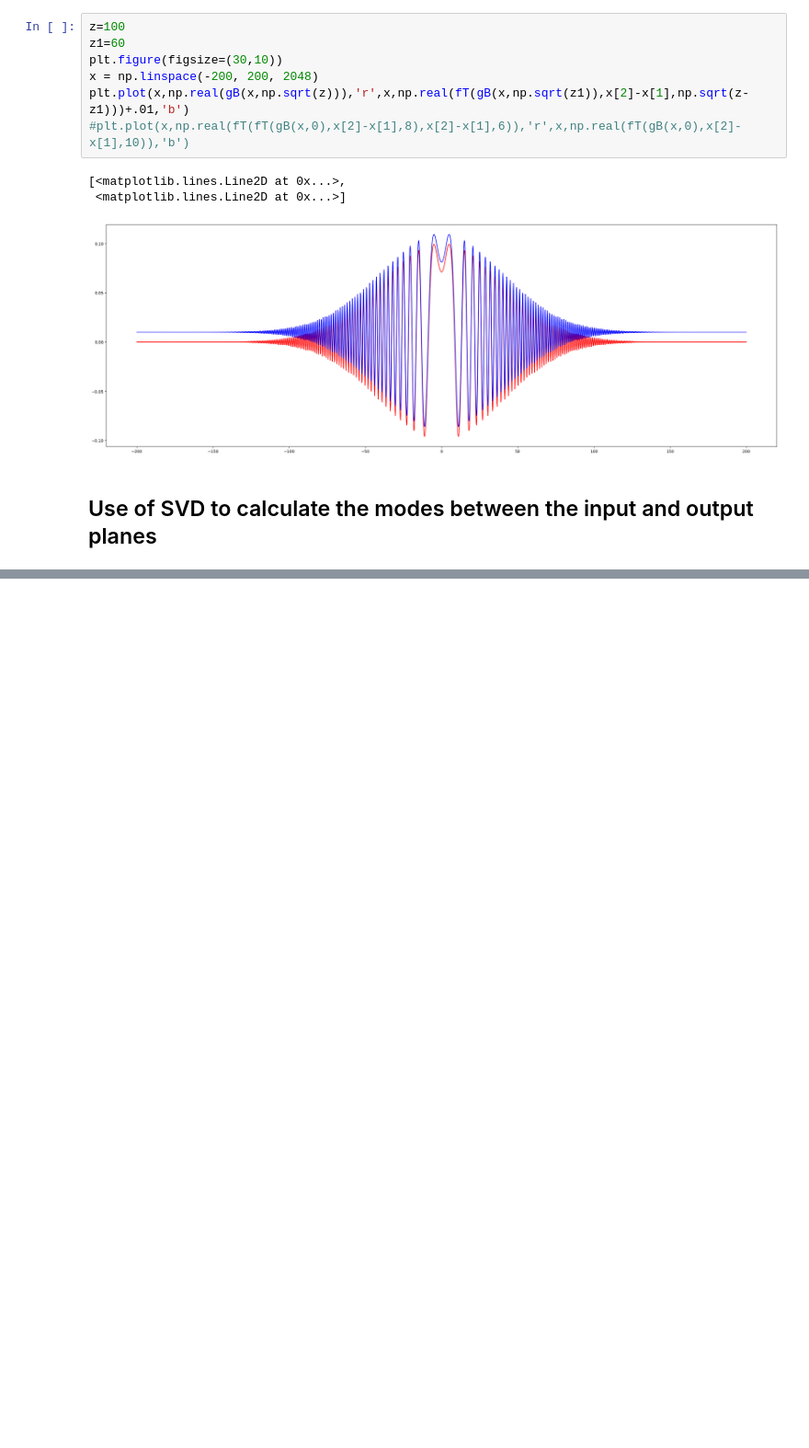
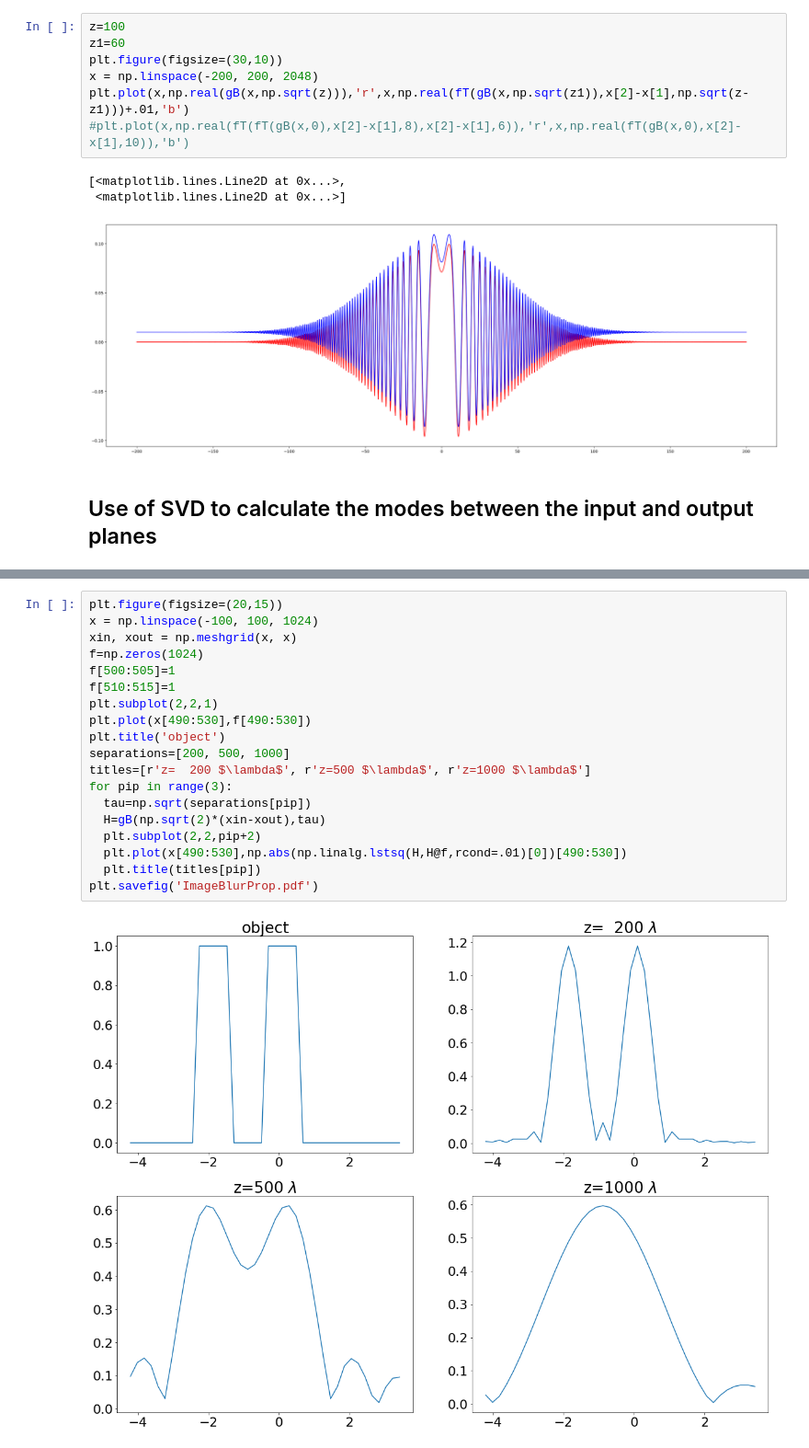
Before and after one commit to arizonaCameraLab/computationalImaging, a Jupyter notebook: Chapter5WaveImaging/diffuserImaging.ipynb, the cells around one changed output, grey strips where cells are left out. Shown at 92% size. Cells and saved outputs as stored; diff of their text form; blank space fills up the shorter version.

```diff
--- a/Chapter5WaveImaging/diffuserImaging.ipynb
+++ b/Chapter5WaveImaging/diffuserImaging.ipynb
@@ -87,2 +94,23 @@ plt.savefig('diffractionModes.pdf')
+# %%
+plt.figure(figsize=(20,15))
+x = np.linspace(-100, 100, 1024)
+xin, xout = np.meshgrid(x, x)
+f=np.zeros(1024)
+f[500:505]=1
+f[510:515]=1
+plt.subplot(2,2,1)
+plt.plot(x[490:530],f[490:530])
+plt.title('object')
+separations=[200, 500, 1000]
+titles=[r'z=  200 $\lambda$', r'z=500 $\lambda$', r'z=1000 $\lambda$']
+for pip in range(3):
+  tau=np.sqrt(separations[pip])
+  H=gB(np.sqrt(2)*(xin-xout),tau)
+  plt.subplot(2,2,pip+2)
+  plt.plot(x[490:530],np.abs(np.linalg.lstsq(H,H@f,rcond=.01)[0])[490:530])
+  plt.title(titles[pip])
+plt.savefig('ImageBlurProp.pdf')
+# %% [output]
+[figure, added]
 # %%
 plt.figure(figsize=(30,30))
```
Also changed, not shown: parts of 14 cells of this notebook.
